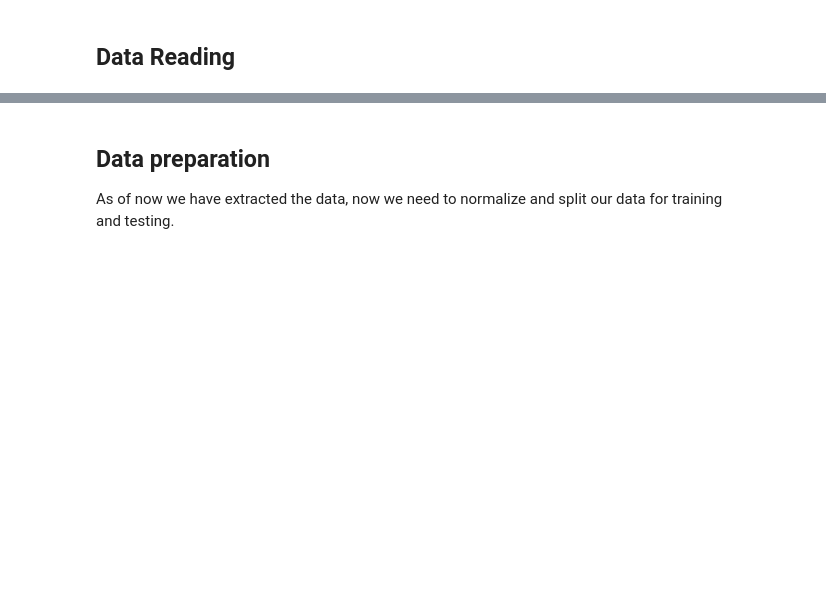
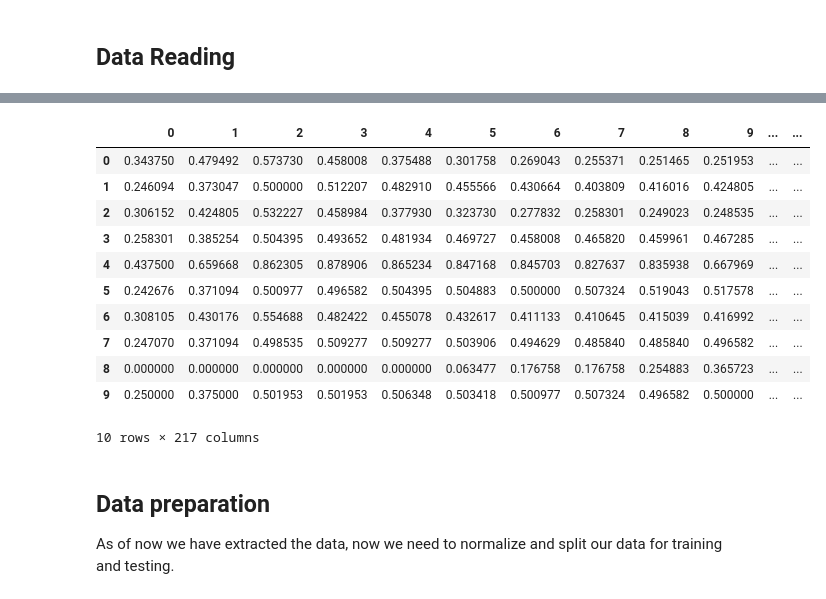
Before and after one commit to Mohamed-Mohamed-Ibrahim/Speech-Emotion-Recognition, a Jupyter notebook: extracting_features.ipynb, the cells around one changed output, grey strips where cells are left out. Cells and saved outputs as stored; diff of their text form; code cells hidden in the pictures; blank space fills up the shorter version.

```diff
--- a/extracting_features.ipynb
+++ b/extracting_features.ipynb
@@ -462,5 +508,6 @@ extracted_df_2d.head()
 # %% [markdown]
 ## Data Reading
 # %%
+features_path = "/kaggle/input/zcr-rmse/features_aug.csv"
 extracted_df = pd.read_csv(features_path)
 print(extracted_df.shape)
@@ -472,5 +535,18 @@ extracted_df.shape
 # %%
-extracted_df.head()
+extracted_df.head(10)
+# %% [output]
+|  | 0 | 1 | 2 | 3 | 4 | 5 | 6 | 7 | 8 | 9 | ... | ... |
+| 0 | 0.343750 | 0.479492 | 0.573730 | 0.458008 | 0.375488 | 0.301758 | 0.269043 | 0.255371 | 0.251465 | 0.251953 | ... | ... |
+| 1 | 0.246094 | 0.373047 | 0.500000 | 0.512207 | 0.482910 | 0.455566 | 0.430664 | 0.403809 | 0.416016 | 0.424805 | ... | ... |
+| 2 | 0.306152 | 0.424805 | 0.532227 | 0.458984 | 0.377930 | 0.323730 | 0.277832 | 0.258301 | 0.249023 | 0.248535 | ... | ... |
+| 3 | 0.258301 | 0.385254 | 0.504395 | 0.493652 | 0.481934 | 0.469727 | 0.458008 | 0.465820 | 0.459961 | 0.467285 | ... | ... |
+| 4 | 0.437500 | 0.659668 | 0.862305 | 0.878906 | 0.865234 | 0.847168 | 0.845703 | 0.827637 | 0.835938 | 0.667969 | ... | ... |
+| 5 | 0.242676 | 0.371094 | 0.500977 | 0.496582 | 0.504395 | 0.504883 | 0.500000 | 0.507324 | 0.519043 | 0.517578 | ... | ... |
+| 6 | 0.308105 | 0.430176 | 0.554688 | 0.482422 | 0.455078 | 0.432617 | 0.411133 | 0.410645 | 0.415039 | 0.416992 | ... | ... |
+| 7 | 0.247070 | 0.371094 | 0.498535 | 0.509277 | 0.509277 | 0.503906 | 0.494629 | 0.485840 | 0.485840 | 0.496582 | ... | ... |
+| 8 | 0.000000 | 0.000000 | 0.000000 | 0.000000 | 0.000000 | 0.063477 | 0.176758 | 0.176758 | 0.254883 | 0.365723 | ... | ... |
+| 9 | 0.250000 | 0.375000 | 0.501953 | 0.501953 | 0.506348 | 0.503418 | 0.500977 | 0.507324 | 0.496582 | 0.500000 | ... | ... |
+10 rows × 217 columns
 # %% [markdown]
 ## Data preparation
 
```
Also changed, not shown: parts of 14 cells of this notebook.
